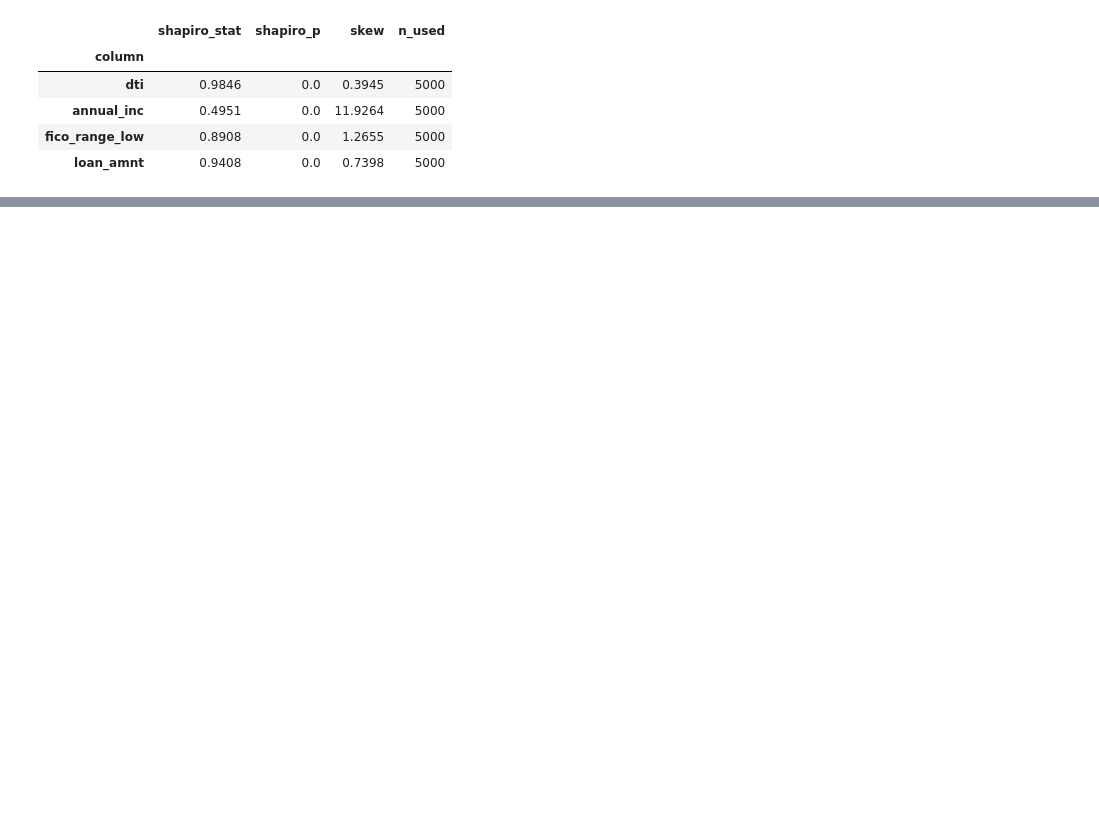
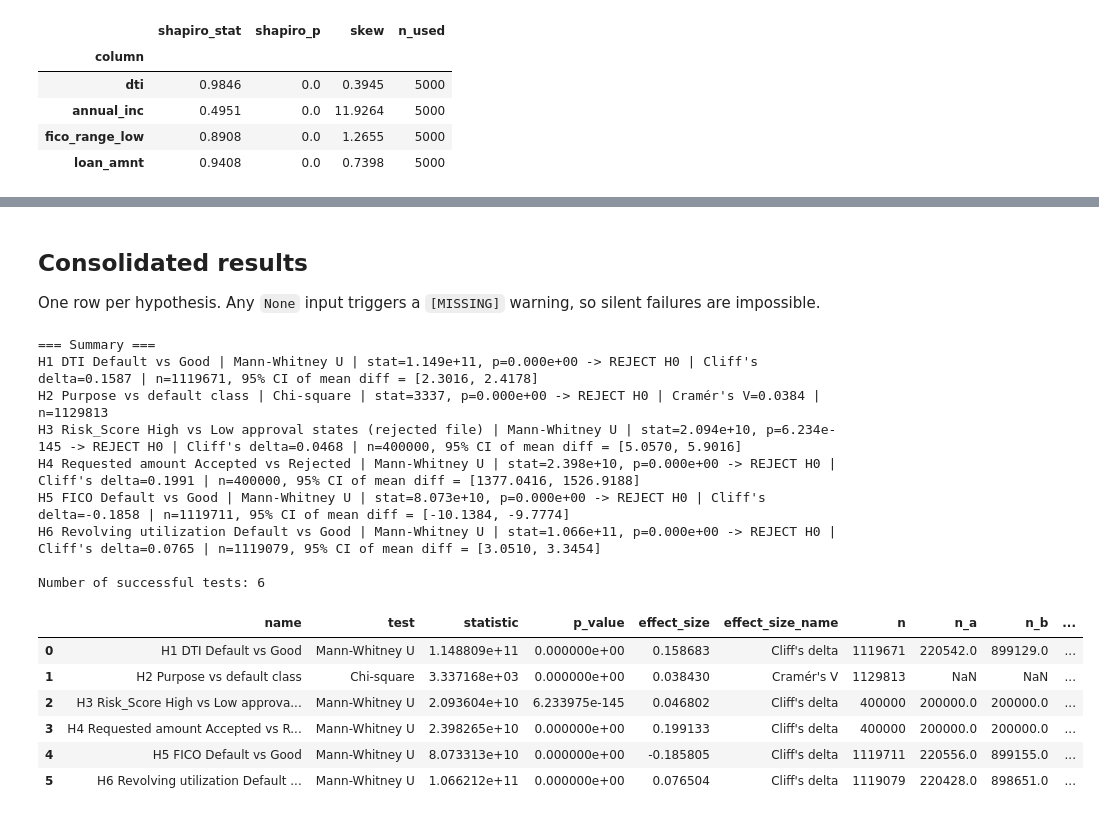
Before and after one commit to JoaoCatanho/Project_Ciencias_Dados, a Jupyter notebook: notebooks/04_hypothesis_testing.ipynb, the cells around one changed output, grey strips where cells are left out. Drawn from its saved outputs; the diff is of its cells as text; code cells hidden in the pictures; blank space fills up the shorter version.

Commit message:
atualizaçao  das hypothesis, agora da ouput do resultados corretos

```diff
--- a/notebooks/04_hypothesis_testing.ipynb
+++ b/notebooks/04_hypothesis_testing.ipynb
@@ -26,6 +41,10 @@ from src.hypothesis import (
 
 logging.basicConfig(level=logging.INFO, format='%(levelname)s | %(message)s')
 OUT_TABLES = PROJECT_ROOT / 'outputs' / 'tables'; OUT_TABLES.mkdir(parents=True, exist_ok=True)
+
+# Reproducibility + performance knobs (single source of truth)
+SEED = 42
+MAX_N_PER_SAMPLE = 200_000
 PROJECT_ROOT
 # %% [output]
 PosixPath('/Users/goncalo.ramos/Mestrado/CD/projeto/Project_Ciencias_Dados')
@@ -212,0 +431,26 @@ bootstrap CI for the mean difference where applicable.
+# %%
+res_h6 = None
+
+have_h6_cols = {'revol_util', 'target_class'}.issubset(clf_eda.columns)
+print('H6 required columns present?', have_h6_cols)
+
+if have_h6_cols:
+    a = clf_eda.loc[clf_eda['target_class'] == 2, 'revol_util'].dropna().values
+    b = clf_eda.loc[clf_eda['target_class'] == 0, 'revol_util'].dropna().values
+    print(f'H6 group sizes: Default={len(a):,}, Good={len(b):,}')
+
+    res_h6 = mannwhitney_test(
+        a, b,
+        name='H6 Revolving utilization Default vs Good',
+        h0='revol_util distribution identical across Default and Good',
+        h1='revol_util distribution differs across Default and Good (two-sided)',
+        note='Observational association; not causal.',
+        seed=SEED, max_n_per_sample=MAX_N_PER_SAMPLE,
+    )
+    if res_h6 is not None:
+        print(res_h6.summary())
+        print(f'  mean revol_util Default = {a.mean():.2f} | mean revol_util Good = {b.mean():.2f}')
+else:
+    print('H6 skipped: revol_util or target_class missing from clf_eda')
+
+res_h6.to_dict() if res_h6 else None
@@ -213,6 +476,38 @@ bootstrap CI for the mean difference where applicable.
+# %% [markdown]
+## Consolidated results
+
+One row per hypothesis. Any `None` input triggers a `[MISSING]` warning, so
+silent failures are impossible.
 # %%
-all_results = [r for r in [res_h1, res_h2, res_h3, res_h4, res_h5] if r is not None]
+all_results = [res_h1, res_h2, res_h3, res_h4, res_h5, res_h6]
 results_df = results_to_dataframe(all_results)
 results_df.to_csv(OUT_TABLES / 'hypothesis_results.csv', index=False)
-results_df[['name','test','statistic','p_value','effect_size','effect_size_name','n','ci_low','ci_high']]
+
+print()
+print('=== Summary ===')
+for r in [res_h1, res_h2, res_h3, res_h4, res_h5, res_h6]:
+    if r is not None:
+        print(r.summary())
+
+print()
+print('Number of successful tests:', len(results_df))
+results_df[['name','test','statistic','p_value','effect_size',
+            'effect_size_name','n','n_a','n_b','ci_low','ci_high']]
+# %% [output]
+=== Summary ===
+H1 DTI Default vs Good | Mann-Whitney U | stat=1.149e+11, p=0.000e+00 -> REJECT H0 | Cliff's delta=0.1587 | n=1119671, 95% CI of mean diff = [2.3016, 2.4178]
+H2 Purpose vs default class | Chi-square | stat=3337, p=0.000e+00 -> REJECT H0 | Cramér's V=0.0384 | n=1129813
+H3 Risk_Score High vs Low approval states (rejected file) | Mann-Whitney U | stat=2.094e+10, p=6.234e-145 -> REJECT H0 | Cliff's delta=0.0468 | n=400000, 95% CI of mean diff = [5.0570, 5.9016]
+H4 Requested amount Accepted vs Rejected | Mann-Whitney U | stat=2.398e+10, p=0.000e+00 -> REJECT H0 | Cliff's delta=0.1991 | n=400000, 95% CI of mean diff = [1377.0416, 1526.9188]
+H5 FICO Default vs Good | Mann-Whitney U | stat=8.073e+10, p=0.000e+00 -> REJECT H0 | Cliff's delta=-0.1858 | n=1119711, 95% CI of mean diff = [-10.1384, -9.7774]
+H6 Revolving utilization Default vs Good | Mann-Whitney U | stat=1.066e+11, p=0.000e+00 -> REJECT H0 | Cliff's delta=0.0765 | n=1119079, 95% CI of mean diff = [3.0510, 3.3454]
+
+Number of successful tests: 6
+|  | name | test | statistic | p_value | effect_size | effect_size_name | n | n_a | n_b | ... |
+| 0 | H1 DTI Default vs Good | Mann-Whitney U | 1.148809e+11 | 0.000000e+00 | 0.158683 | Cliff's delta | 1119671 | 220542.0 | 899129.0 | ... |
+| 1 | H2 Purpose vs default class | Chi-square | 3.337168e+03 | 0.000000e+00 | 0.038430 | Cramér's V | 1129813 | NaN | NaN | ... |
+| 2 | H3 Risk_Score High vs Low approva... | Mann-Whitney U | 2.093604e+10 | 6.233975e-145 | 0.046802 | Cliff's delta | 400000 | 200000.0 | 200000.0 | ... |
+| 3 | H4 Requested amount Accepted vs R... | Mann-Whitney U | 2.398265e+10 | 0.000000e+00 | 0.199133 | Cliff's delta | 400000 | 200000.0 | 200000.0 | ... |
+| 4 | H5 FICO Default vs Good | Mann-Whitney U | 8.073313e+10 | 0.000000e+00 | -0.185805 | Cliff's delta | 1119711 | 220556.0 | 899155.0 | ... |
+| 5 | H6 Revolving utilization Default ... | Mann-Whitney U | 1.066212e+11 | 0.000000e+00 | 0.076504 | Cliff's delta | 1119079 | 220428.0 | 898651.0 | ... |
 # %% [markdown]
```
Also changed, not shown: parts of 24 cells of this notebook, 1 other file.
